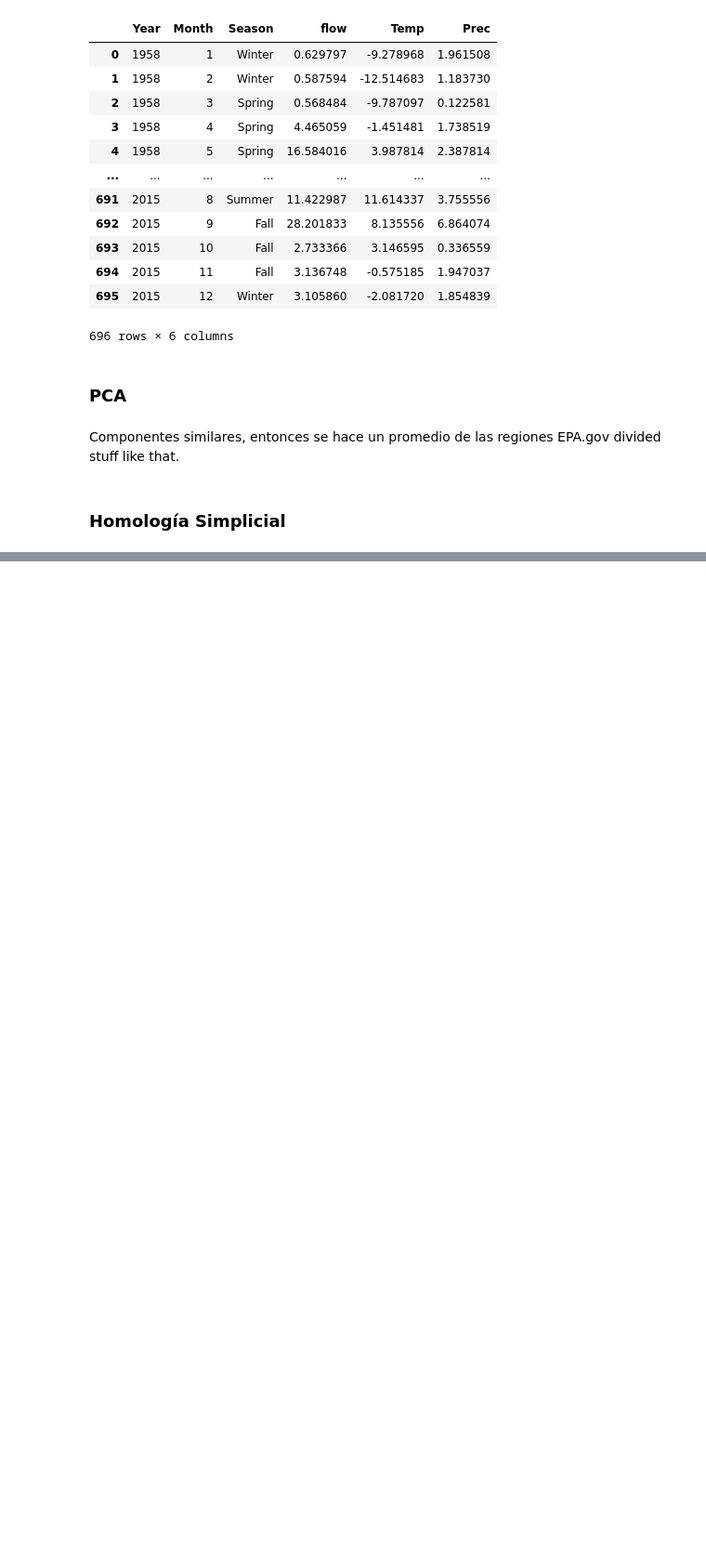
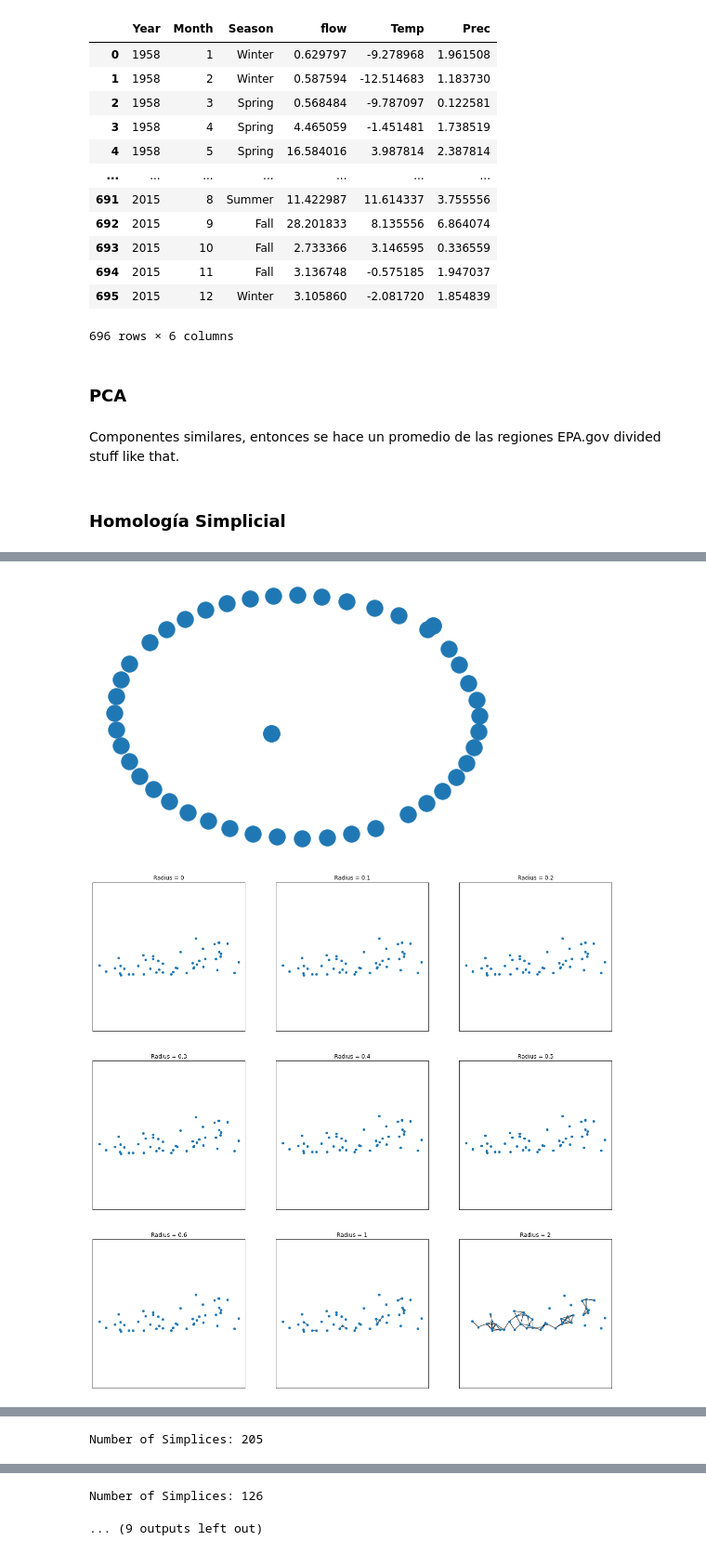
Before and after one commit to HernandezM22/TDA-ClimateAI, a Jupyter notebook: newSimpComplexes.ipynb, the cells around one changed output, grey strips where cells are left out. Shown at 93% size. Saved outputs shown, nothing was run; the diff lists cells and outputs as text; code cells hidden in the pictures; blank space fills up the shorter version.

```diff
--- a/newSimpComplexes.ipynb
+++ b/newSimpComplexes.ipynb
@@ -130,0 +272,7 @@ plt.show()
+# %%
+lotsHomologyY(2011,2015, 'Temp', 'Prec')
+lotsHomologyY(2011,2015, 'Temp', 'flow')
+lotsHomologyY(2011,2016, 'Prec', 'flow')
+# %% [output]
+[figure, added]
+[figure, added]
@@ -130,0 +281 @@ plt.show()
+Number of Simplices: 205
@@ -131,3 +288,5 @@ plt.show()
+Number of Simplices: 126
+... (9 outputs left out)
 # %%
 #%matplotlib notebook
 import matplotlib.pyplot as plt
```
Also changed, not shown: parts of 6 cells of this notebook.
